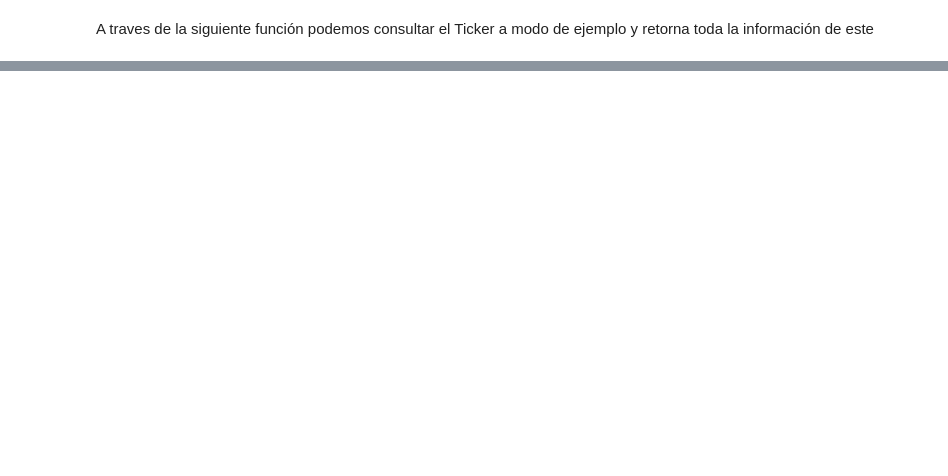
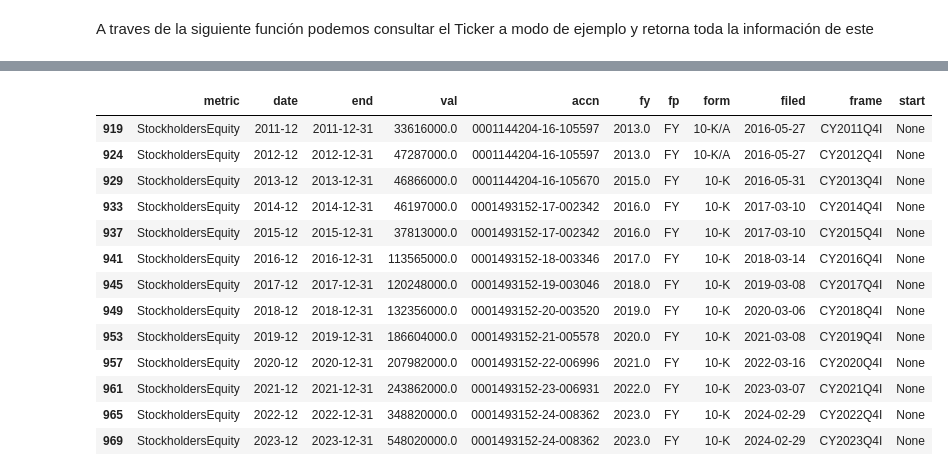
Before and after one commit to miguelcortes0999/edgar-fundamentals, a Jupyter notebook: notebooks/Introduction.ipynb, the cells around one changed output, grey strips where cells are left out. Cells and saved outputs as stored; diff of their text form; code cells hidden in the pictures; blank space fills up the shorter version.

```diff
--- a/notebooks/Introduction.ipynb
+++ b/notebooks/Introduction.ipynb
@@ -111,0 +74,2 @@ len(PyConectionSEC.get_company_facts('AAPL')['dei'].keys())
+# %%
+ticker = 'TGLS'
@@ -135,0 +151,39 @@ PyConectionSEC.get_company_facts('AAPL')['dei']['EntityCommonStockSharesOutstand
+# %%
+BALANCE_SHEET = {
+            'CashAndCashEquivalentsAtCarryingValue': 'Cash And Cash Equivalents At Carrying Value\t\t',
+                'InventoryGross': 'Inventory Gross\t\t\t',
+                    'InventoryRawMaterials': 'Inventory Raw Materials\t\t\t\t',
+                    'InventoryWorkInProcess': 'Inventory Work In Process\t\t\t\t',
+                    'InventoryFinishedGoods': 'Inventory Finished Goods\t\t\t\t',
+                'InventoryValuationReserves': 'Inventory Valuation Reserves\t\t\t',
+                'InventoryWriteDown': 'Inventory Write Down\t\t\t',
+                'InventoryAdjustments': 'Inventory Adjustments\t\t\t',
+            'InventoryNet': 'Inventory Net\t\t',
+                'AccountsReceivableNetCurrent': 'Accounts Receivable Net Current\t\t\t',
+            'ContractWithCustomerAssetNetCurrent': 'Contract With Customer Asset Net Current\t\t',
+        'AssetsCurrent': 'Assets Current\t',
+            'ContractWithCustomerAssetNetNoncurrent': 'Contract With Customer Asset Net Non Current\t\t',
+                'PropertyPlantAndEquipmentTransfersAndChanges': 'Property Plant And Equipment Transfers And Changes\t\t\t',
+                    'PropertyPlantAndEquipmentDisposals': 'Property Plant And Equipment Disposals\t\t\t\t',
+                    'PropertyPlantAndEquipmentAdditions': 'Property Plant And Equipment Additions\t\t\t\t',
+                    'PropertyPlantAndEquipmentGrossPeriodIncreaseDecrease': 'Property Plant And Equipment Gross Period Increase Decrease\t\t\t\t',
+                'PropertyPlantAndEquipmentGross': 'Property Plant And Equipment Gross\t\t\t',
+            'PropertyPlantAndEquipmentNet': 'Property Plant And Equipment Net\t\t',
+            'Goodwill': 'Goodwill\t\t',
+        'AssetsNoncurrent': 'Assets Non Current\t',
+    'Assets': 'Assets',
+            'DebtCurrent': 'Debt Current\t\t',
+            'AccountsPayableAndAccruedLiabilitiesCurrent': 'Accounts Payable And Accrued Liabilities Current\t\t',
+        'LiabilitiesCurrent': 'Liabilities Current\t',
+            'LongTermDebtNoncurrent': 'Long Term Debt Non Current\t\t',
+        'LiabilitiesNoncurrent': 'Liabilities Non Current\t',
+    'Liabilities': 'Liabilities',
+    'StockholdersEquity': 'Stockholders Equity',
+    'LiabilitiesAndStockholdersEquity': 'Liabilities And Stockholders Equity',
+}
+# %%
+df_financial_statements = PyConectionSEC.get_financial_statements(ticker, 'K', True).sort_values('2024-12').map(lambda x: x/1000)
+BALANCE_SHEET_REPLACE = {k: v.replace('\t', '____') for k, v in BALANCE_SHEET.items()}
+df_financial_statements = df_financial_statements.rename(index=BALANCE_SHEET_REPLACE)
+df_financial_statements = df_financial_statements.reindex(BALANCE_SHEET_REPLACE.values())
+df_financial_statements[df_financial_statements.columns[-1:-6:-1]].map(lambda x: '' if pd.isna(x) else f'{x:,.0f}')
@@ -135,0 +230,17 @@ PyConectionSEC.get_company_facts('AAPL')['dei']['EntityCommonStockSharesOutstand
+# %%
+df_financial_statements[df_financial_statements['metric']=='StockholdersEquity']
+# %% [output]
+|  | metric | date | end | val | accn | fy | fp | form | filed | frame | start |
+| 919 | StockholdersEquity | 2011-12 | 2011-12-31 | 33616000.0 | 0001144204-16-105597 | 2013.0 | FY | 10-K/A | 2016-05-27 | CY2011Q4I | None |
+| 924 | StockholdersEquity | 2012-12 | 2012-12-31 | 47287000.0 | 0001144204-16-105597 | 2013.0 | FY | 10-K/A | 2016-05-27 | CY2012Q4I | None |
+| 929 | StockholdersEquity | 2013-12 | 2013-12-31 | 46866000.0 | 0001144204-16-105670 | 2015.0 | FY | 10-K | 2016-05-31 | CY2013Q4I | None |
+| 933 | StockholdersEquity | 2014-12 | 2014-12-31 | 46197000.0 | 0001493152-17-002342 | 2016.0 | FY | 10-K | 2017-03-10 | CY2014Q4I | None |
+| 937 | StockholdersEquity | 2015-12 | 2015-12-31 | 37813000.0 | 0001493152-17-002342 | 2016.0 | FY | 10-K | 2017-03-10 | CY2015Q4I | None |
+| 941 | StockholdersEquity | 2016-12 | 2016-12-31 | 113565000.0 | 0001493152-18-003346 | 2017.0 | FY | 10-K | 2018-03-14 | CY2016Q4I | None |
+| 945 | StockholdersEquity | 2017-12 | 2017-12-31 | 120248000.0 | 0001493152-19-003046 | 2018.0 | FY | 10-K | 2019-03-08 | CY2017Q4I | None |
+| 949 | StockholdersEquity | 2018-12 | 2018-12-31 | 132356000.0 | 0001493152-20-003520 | 2019.0 | FY | 10-K | 2020-03-06 | CY2018Q4I | None |
+| 953 | StockholdersEquity | 2019-12 | 2019-12-31 | 186604000.0 | 0001493152-21-005578 | 2020.0 | FY | 10-K | 2021-03-08 | CY2019Q4I | None |
+| 957 | StockholdersEquity | 2020-12 | 2020-12-31 | 207982000.0 | 0001493152-22-006996 | 2021.0 | FY | 10-K | 2022-03-16 | CY2020Q4I | None |
+| 961 | StockholdersEquity | 2021-12 | 2021-12-31 | 243862000.0 | 0001493152-23-006931 | 2022.0 | FY | 10-K | 2023-03-07 | CY2021Q4I | None |
+| 965 | StockholdersEquity | 2022-12 | 2022-12-31 | 348820000.0 | 0001493152-24-008362 | 2023.0 | FY | 10-K | 2024-02-29 | CY2022Q4I | None |
+| 969 | StockholdersEquity | 2023-12 | 2023-12-31 | 548020000.0 | 0001493152-24-008362 | 2023.0 | FY | 10-K | 2024-02-29 | CY2023Q4I | None |
```
Also changed, not shown: parts of 21 cells of this notebook, 2 other files.
